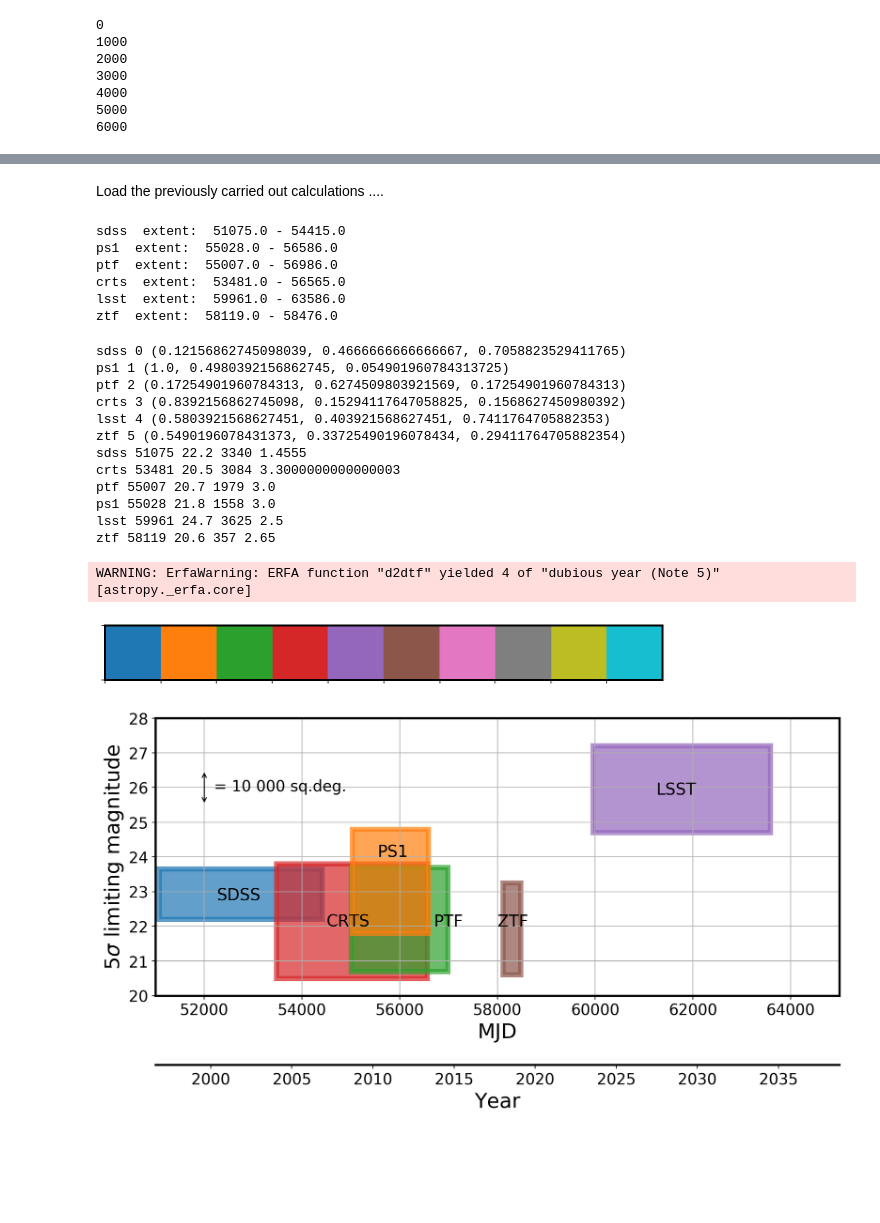
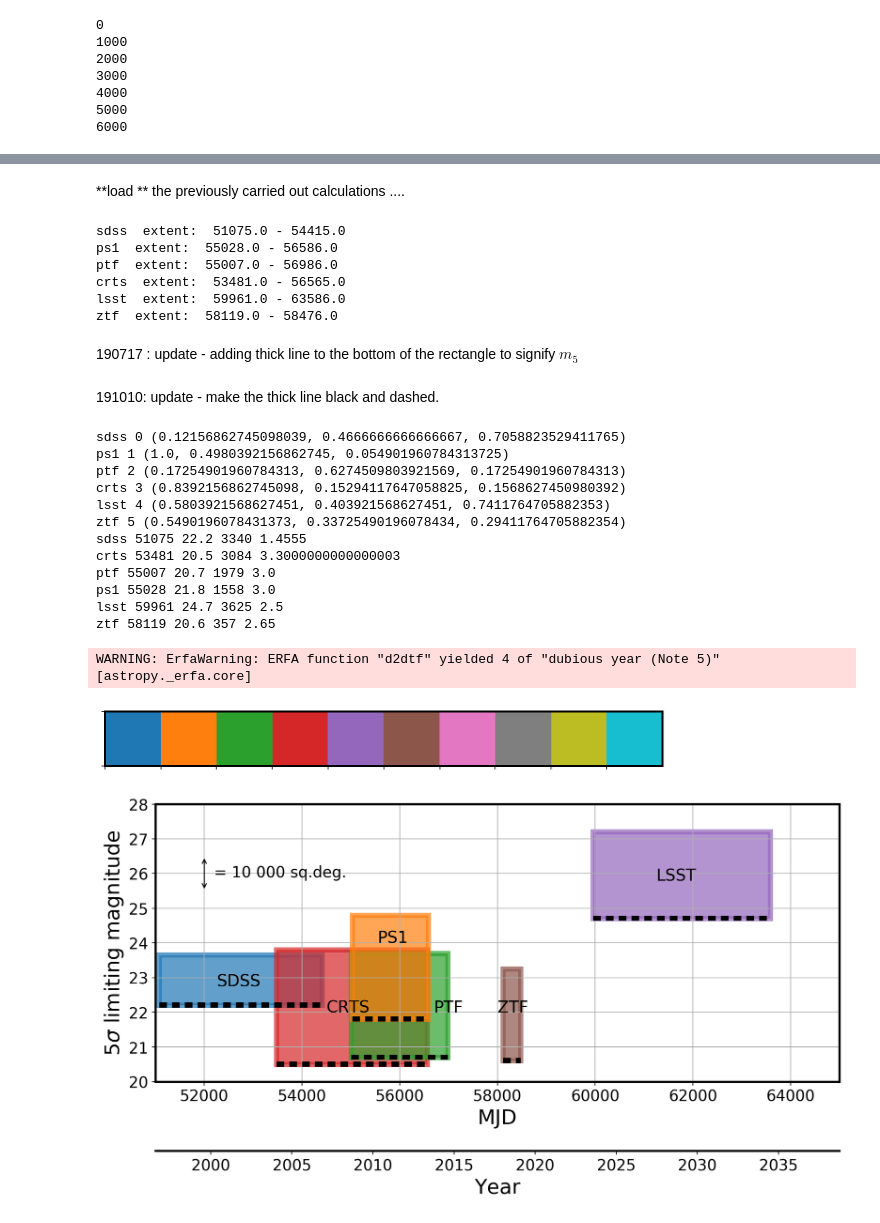
Before and after one commit to suberlak/PS1_SDSS_CRTS, a Jupyter notebook: code2/Stats_simulation.ipynb, the cells around one changed output, grey strips where cells are left out. Saved outputs shown, nothing was run; the diff lists cells and outputs as text; code cells hidden in the pictures; blank space fills up the shorter version.

```diff
--- a/code2/Stats_simulation.ipynb
+++ b/code2/Stats_simulation.ipynb
@@ -62,5 +66,5 @@ np.save(fname, stats)
 # %% [markdown]
-Load the previously carried out calculations ....
+**load ** the previously carried out calculations ....
 # %%
 fname = 'sim_subsampled2_baselines.npy'
 stats = np.load(fname).item()
@@ -80,6 +84,10 @@ ptf  extent:  55007.0 - 56986.0
 crts  extent:  53481.0 - 56565.0
 lsst  extent:  59961.0 - 63586.0
 ztf  extent:  58119.0 - 58476.0
+# %% [markdown]
+190717 : update - adding thick line to the bottom of the rectangle to signify $m_{5}$
+# %% [markdown]
+191010: update - make the thick line black and dashed.
 # %%
 # Make the plot showing the coverage ...
 %matplotlib inline
@@ -136,6 +144,17 @@ for i, s in enumerate(seg.split("-")):
     ax.text(xytext[s][0],xytext[s][1], s.upper(),
            fontsize=16)
 
+    # add a thick line at the bottom...
+    dx = 0 # offset along x
+    dy = 0.01 # offset along y
+    ax.plot([xmin+dx,xmin+width-dx], [ymin+dy, ymin+dy], lw=5, c = 'k',
+            dashes = (1.5,1.), ls='--')#cdic[s])
+    #https://stackoverflow.com/questions/35099130/change-spacing-of-dashes-in-dashed-line-in-matplotlib
+    #https://stackoverflow.com/questions/33936134/are-there-really-only-4-matplotlib-line-styles
+    #dashes=(length, interval space)
+
+
+
 # draw a vertical arrow with a width corresponding to
 # 1, i.e. 10000 sq. deg. (because I divided all
 # rectangle heights that were originally in sq.deg. by 10000)
@@ -150,8 +169,6 @@ ax.set_ylim(20,28)
 ax.set_ylabel(r'$5 \sigma$'+' limiting magnitude')
 
 ax.grid()
-
-
 
 ax.set_xlabel('MJD')
 
@@ -178,31 +195,31 @@ ax2.patch.set_visible(False)
 ax2.spines["bottom"].set_visible(True)
 
 #ax2.set_xticks(new_tick_locations)
 #ax2.set_xticklabels(tick_function(new_tick_locations))
 ax2.set_xlabel("Year")
 
 mjd = np.linspace(xlims[0], xlims[1], 10)
 t = Time(mjd, format='mjd')
 ax2.plot_date(t.datetime, np.zeros(len(t)), markersize=0)
 ax2.set_ylim(ylims)
 ax2.fmt_xdata = mdates.DateFormatter('%Y-%m-%d')
 #fig.autofmt_xdate()
 #ax.yaxis.set_major_formatter(plt.NullFormatter())
 #ax.set_yticks([])
 plt.savefig('lightcurves_extent.png', bbox_inches='tight')
 # %% [output]
 sdss 0 (0.12156862745098039, 0.4666666666666667, 0.7058823529411765)
 ps1 1 (1.0, 0.4980392156862745, 0.054901960784313725)
 ptf 2 (0.17254901960784313, 0.6274509803921569, 0.17254901960784313)
 crts 3 (0.8392156862745098, 0.15294117647058825, 0.1568627450980392)
 lsst 4 (0.5803921568627451, 0.403921568627451, 0.7411764705882353)
 ztf 5 (0.5490196078431373, 0.33725490196078434, 0.29411764705882354)
 sdss 51075 22.2 3340 1.4555
 crts 53481 20.5 3084 3.3000000000000003
 ptf 55007 20.7 1979 3.0
 ps1 55028 21.8 1558 3.0
 lsst 59961 24.7 3625 2.5
 ztf 58119 20.6 357 2.65
 WARNING: ErfaWarning: ERFA function "d2dtf" yielded 4 of "dubious year (Note 5)" [astropy._erfa.core]
 [figure]
-[figure, old version]
+[figure, new version]
```
Also changed, not shown: parts of 5 cells of this notebook.
